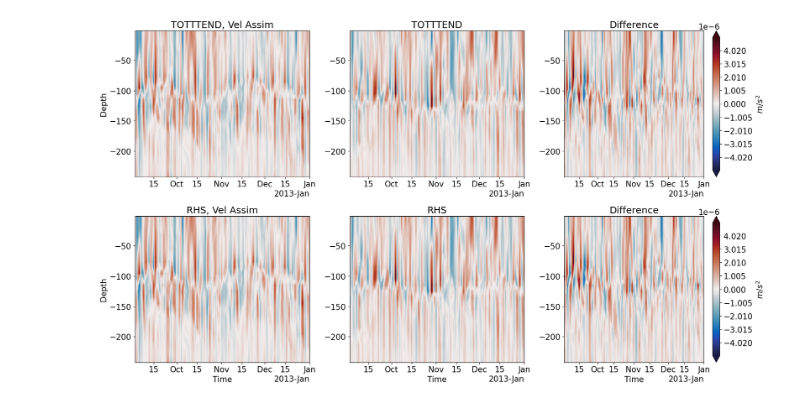
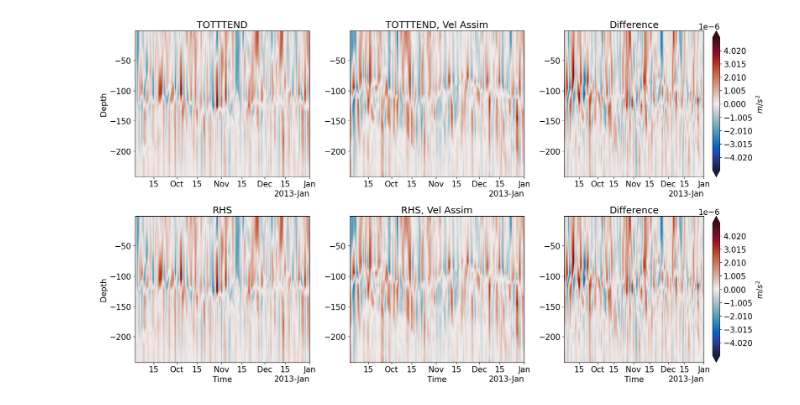
Before and after one commit to eldavenport/mitgcm-mombudg, a Jupyter notebook: zonal_budget_compare.ipynb, the cells around one changed output. Cells and saved outputs as stored; diff of their text form; code cells hidden in the pictures.

```diff
--- a/zonal_budget_compare.ipynb
+++ b/zonal_budget_compare.ipynb
@@ -118,42 +118,42 @@ vmin = -5e-6
 vmax = 5e-6
 levels = np.arange(vmin,vmax,0.5e-8)
 
 fig, ax = plt.subplots(figsize=(18,10),nrows=2,ncols=3)
-TOTUTEND_vel.mean(dim='YC').plot.contourf(ax=ax[0,0],x='time',y='Z',levels=levels,cmap=cmo.balance,add_colorbar=False)
-ax[0,0].set_title('TOTTTEND, Vel Assim')
+TOTUTEND.mean(dim='YC').plot.contourf(ax=ax[0,0],x='time',y='Z',levels=levels,cmap=cmo.balance,add_colorbar=False)
+ax[0,0].set_title('TOTTTEND')
 ax[0,0].set_xlabel('')
 ax[0,0].set_ylabel('Depth')
 
-RHS_vel.mean(dim='YC').plot.contourf(ax=ax[1,0],x='time',y='Z',levels=levels,cmap=cmo.balance,add_colorbar=False)
-ax[1,0].set_title('RHS, Vel Assim')
+RHS.mean(dim='YC').plot.contourf(ax=ax[1,0],x='time',y='Z',levels=levels,cmap=cmo.balance,add_colorbar=False)
+ax[1,0].set_title('RHS')
 ax[1,0].set_xlabel('Time')
 ax[1,0].set_ylabel('Depth')
 
-TOTUTEND.mean(dim='YC').plot.contourf(ax=ax[0,1],x='time',y='Z',levels=levels,cmap=cmo.balance,add_colorbar=False)
-ax[0,1].set_title('TOTTTEND')
+TOTUTEND_vel.mean(dim='YC').plot.contourf(ax=ax[0,1],x='time',y='Z',levels=levels,cmap=cmo.balance,add_colorbar=False)
+ax[0,1].set_title('TOTTTEND, Vel Assim')
 ax[0,1].set_xlabel('')
 ax[0,1].set_ylabel('')
 
-RHS.mean(dim='YC').plot.contourf(ax=ax[1,1],x='time',y='Z',levels=levels,cmap=cmo.balance,add_colorbar=False)
-ax[1,1].set_title('RHS')
+RHS_vel.mean(dim='YC').plot.contourf(ax=ax[1,1],x='time',y='Z',levels=levels,cmap=cmo.balance,add_colorbar=False)
+ax[1,1].set_title('RHS, Vel Assim')
 ax[1,1].set_xlabel('Time')
 ax[1,1].set_ylabel('')
 
 (TOTUTEND_vel - TOTUTEND).mean(dim='YC').plot.contourf(ax=ax[0,2],x='time',y='Z',levels=levels,cmap=cmo.balance,cbar_kwargs={'label':'$m/s^2$'},norm=TwoSlopeNorm(vmin=vmin,vcenter=0,vmax=vmax))
 ax[0,2].set_title('Difference')
 ax[0,2].set_xlabel('')
 ax[0,2].set_ylabel('')
 
 (RHS_vel - RHS).mean(dim='YC').plot.contourf(ax=ax[1,2],x='time',y='Z',levels=levels,cmap=cmo.balance,cbar_kwargs={'label':'$m/s^2$'},norm=TwoSlopeNorm(vmin=vmin,vcenter=0,vmax=vmax))
 ax[1,2].set_title('Difference')
 ax[1,2].set_xlabel('Time')
 ax[1,2].set_ylabel('')
 
 plt.tight_layout()
 
 fig.savefig(folder_name+'mombudget_closure_timeseries.png')
 # %% [output]
-[figure, old version]
+[figure, new version]
 # %%
 KPP_momU = KPP_momU.sel(Z=slice(zMax,zMin),YC=slice(latMin,latMax)).sel(XG=[lon],method='nearest').squeeze().mean(dim='YC').compute()
 Um_Advec = ds.Um_Advec.sel(Z=slice(zMax,zMin),YC=slice(latMin,latMax)).sel(XG=[lon],method='nearest').squeeze().mean(dim='YC').compute()
```
Also changed, not shown: parts of 4 cells of this notebook, 5 other files.
